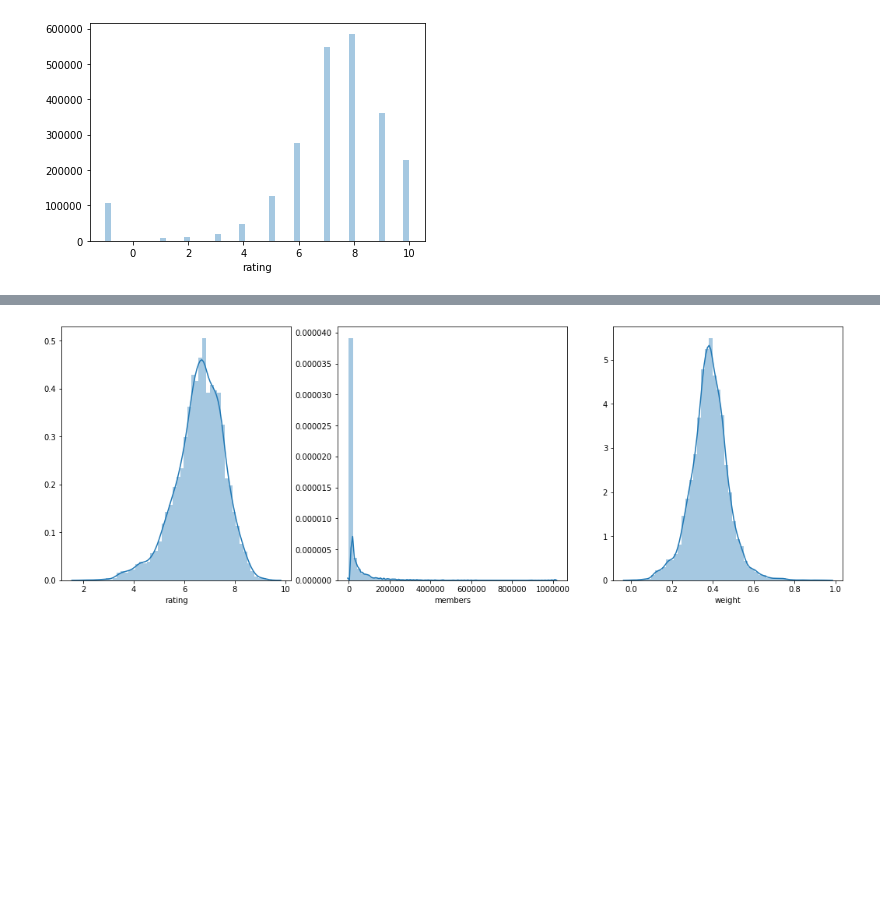
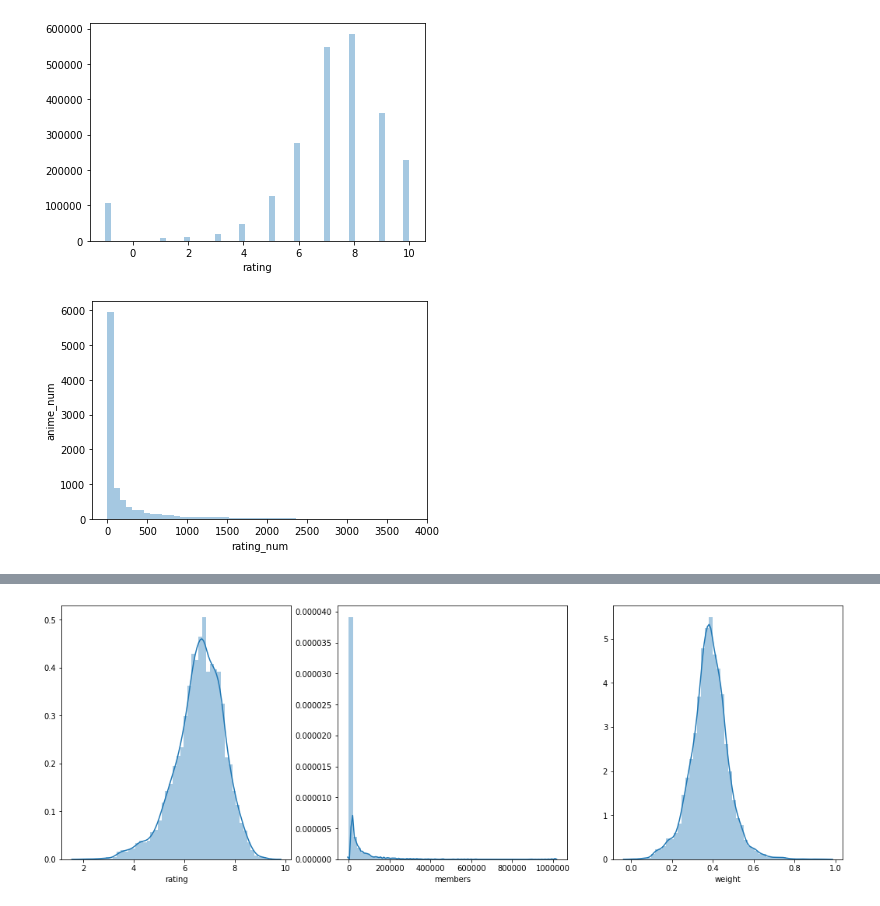
Before and after one commit to DruryXu/SCUthesis, a Jupyter notebook: data_analysis/data_analysis.ipynb, the cells around one changed output, grey strips where cells are left out. Saved outputs shown, nothing was run; the diff lists cells and outputs as text; code cells hidden in the pictures; blank space fills up the shorter version.

```diff
--- a/data_analysis/data_analysis.ipynb
+++ b/data_analysis/data_analysis.ipynb
@@ -151,3 +151,16 @@ plt.savefig("rating_distribution.jpg")
 plt.show()
 # %% [output]
 [figure]
+# %%
+from collections import Counter
+df = pd.read_csv("~/Data/clean_rating4.csv")
+counter = Counter(df.anime_id.tolist())
+# print(list(counter.values()))
+plt.figure()
+sns.distplot(list(counter.values()), kde = False)
+plt.xlabel("rating_num")
+plt.ylabel("anime_num")
+plt.savefig("rating_num.jpg")
+plt.show()
+# %% [output]
+[figure, added]
```
Also changed, not shown: parts of 3 cells of this notebook, 11 other files.
